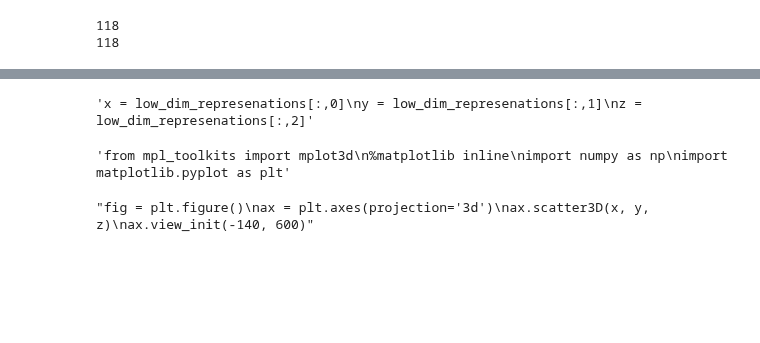
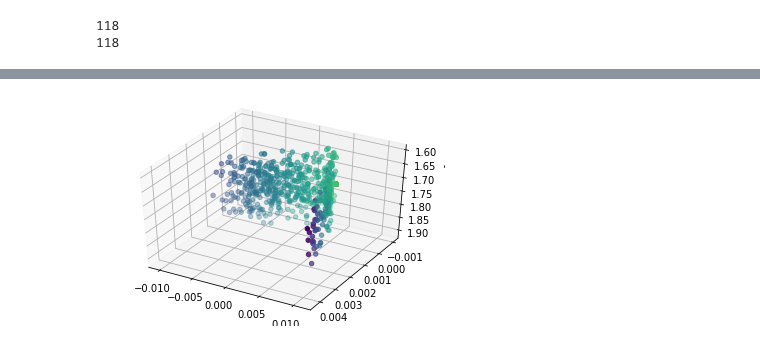
Before and after one commit to apof/Master-Thesis-----Deep-Kernel-Learning-and-Neural-Processes--combining-GPs-with-DL, a Jupyter notebook: Deep_Kernel_Learning.ipynb, the cells around one changed output, grey strips where cells are left out. Drawn from its saved outputs; the diff is of its cells as text; code cells hidden in the pictures; blank space fills up the shorter version.

```diff
--- a/Deep_Kernel_Learning.ipynb
+++ b/Deep_Kernel_Learning.ipynb
@@ -376,2 +373,2 @@ plt.show()
 # %%
-#low_dim_represenations = model.get_representation(train_data.float()).cpu().detach().numpy()
+low_dim_represenations = model.get_representation(train_data.float()).cpu().detach().numpy()
@@ -378,20 +382,19 @@ plt.show()
+# %%
+pca_3d = PCA(n_components=3)
+pca_2d = PCA(n_components=2)
+pca_3d.fit(low_dim_represenations)
+pca_2d.fit(low_dim_represenations)
+
+low_dim_represenations_2d = pca_2d.transform(low_dim_represenations)
+low_dim_represenations_3d = pca_3d.transform(low_dim_represenations)
 # %%
-'''x = low_dim_represenations[:,0]
-y = low_dim_represenations[:,1]
-z = low_dim_represenations[:,2]'''
+x = low_dim_represenations_3d[:,0]
+y = low_dim_represenations_3d[:,1]
+z = low_dim_represenations_3d[:,2]
-# %% [output]
-'x = low_dim_represenations[:,0]\ny = low_dim_represenations[:,1]\nz = low_dim_represenations[:,2]'
-# %%
-'''from mpl_toolkits import mplot3d
-%matplotlib inline
-import numpy as np
-import matplotlib.pyplot as plt'''
-# %% [output]
-'from mpl_toolkits import mplot3d\n%matplotlib inline\nimport numpy as np\nimport matplotlib.pyplot as plt'
 # %%
-'''fig = plt.figure()
+fig = plt.figure()
 ax = plt.axes(projection='3d')
-ax.scatter3D(x, y, z)
-ax.view_init(-140, 600)'''
+ax.scatter3D(x, y, z, c=train_labels.cpu().detach().numpy())
+ax.view_init(-140, 600)
 # %% [output]
-"fig = plt.figure()\nax = plt.axes(projection='3d')\nax.scatter3D(x, y, z)\nax.view_init(-140, 600)"
+[figure, added]
```
Also changed, not shown: parts of 16 cells of this notebook.
